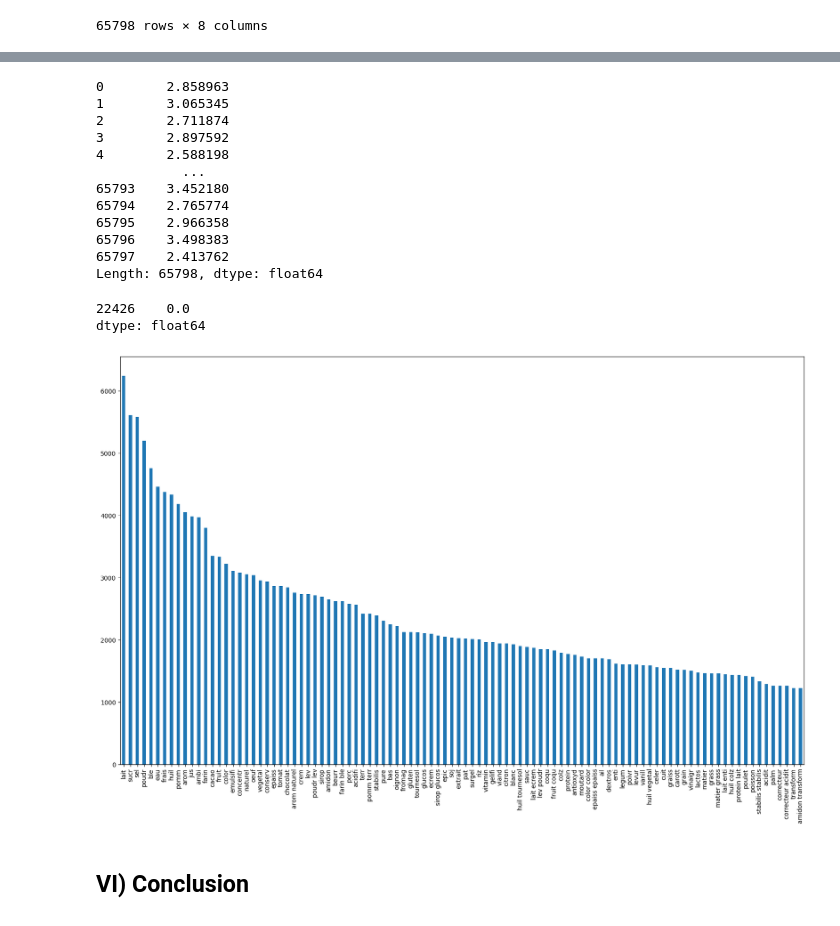
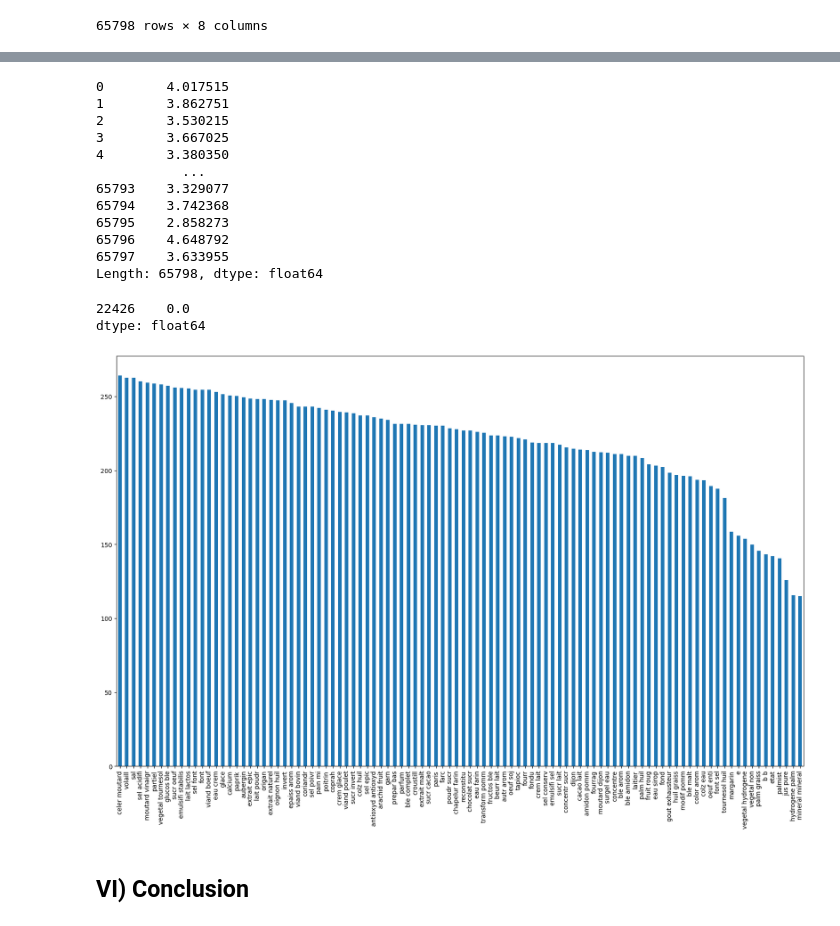
Before and after one commit to Thomasaujoux/food-classification, a Jupyter notebook: Data_Preprocessing/NLP.ipynb, the cells around one changed output, grey strips where cells are left out. Cells and saved outputs as stored; diff of their text form; code cells hidden in the pictures.

```diff
--- a/Data_Preprocessing/NLP.ipynb
+++ b/Data_Preprocessing/NLP.ipynb
@@ -249,6 +344,6 @@ A compléter
 # %%
 vectorizer = TfidfVectorizer(smooth_idf=True,
-                             max_features = 100,
+                             max_features = 500,
                              ngram_range = (1,2),
                              token_pattern='(?u)\\b\\w\\w*\\b'
                              )
@@ -282,17 +377,17 @@ df3 = df3.sum(axis=1)
 
 print(df3)
 # %% [output]
-0        2.858963
-1        3.065345
-2        2.711874
-3        2.897592
-4        2.588198
+0        4.017515
+1        3.862751
+2        3.530215
+3        3.667025
+4        3.380350
            ...
-65793    3.452180
-65794    2.765774
-65795    2.966358
-65796    3.498383
-65797    2.413762
+65793    3.329077
+65794    3.742368
+65795    2.858273
+65796    4.648792
+65797    3.633955
 Length: 65798, dtype: float64
 # %%
 df3.loc[df3 == 0.0]
@@ -301,9 +396,9 @@ df3.loc[df3 == 0.0]
 dtype: float64
 # %%
 t = df2.sum(axis=0).sort_values(ascending=False)
-ax = t[:100].plot( figsize=(20,12),kind = 'bar')
+ax = t[400:500].plot( figsize=(20,12),kind = 'bar')
 # %% [output]
-[figure, old version]
+[figure, new version]
 # %%
 new_df.to_csv(r'C:\Users\Thomas Aujoux\Documents\GitHub\food-classification\Data_Preprocessing\data_clean\clean.csv')
 # %% [markdown]
```
Also changed, not shown: parts of 7 cells of this notebook, 3 other files.
